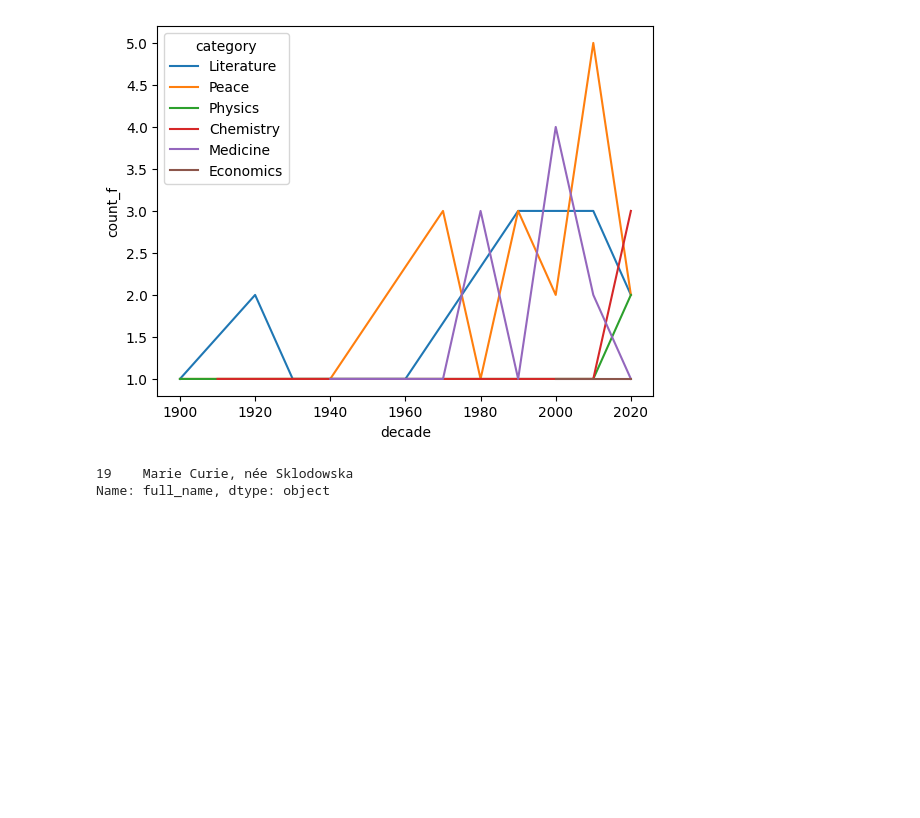
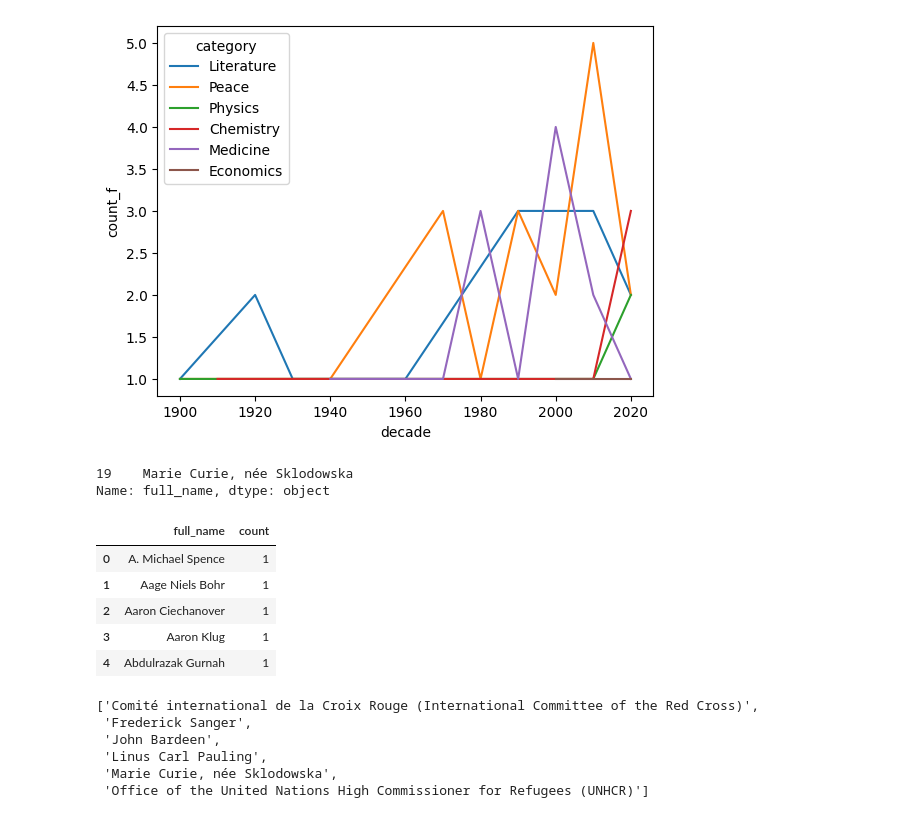
Before and after one commit to od031285/Python_Projects, a Jupyter notebook: nobel.ipynb, the cells around one changed output. Saved outputs shown, nothing was run; the diff lists cells and outputs as text; code cells hidden in the pictures; blank space fills up the shorter version.

Commit message:
Determine repeat winners

```diff
--- a/nobel.ipynb
+++ b/nobel.ipynb
@@ -125,3 +125,24 @@ first_woman
 # %% [output]
 19    Marie Curie, née Sklodowska
 Name: full_name, dtype: object
+# %%
+#Determine repeat winners
+repeat=df.groupby('full_name').agg(count=('full_name','count')).reset_index()
+repeat.head()
+# %% [output]
+|  | full_name | count |
+| 0 | A. Michael Spence | 1 |
+| 1 | Aage Niels Bohr | 1 |
+| 2 | Aaron Ciechanover | 1 |
+| 3 | Aaron Klug | 1 |
+| 4 | Abdulrazak Gurnah | 1 |
+# %%
+repeats=repeat[repeat['count']>1]['full_name'].tolist()
+repeats
+# %% [output]
+['Comité international de la Croix Rouge (International Committee of the Red Cross)',
+ 'Frederick Sanger',
+ 'John Bardeen',
+ 'Linus Carl Pauling',
+ 'Marie Curie, née Sklodowska',
+ 'Office of the United Nations High Commissioner for Refugees (UNHCR)']
```
